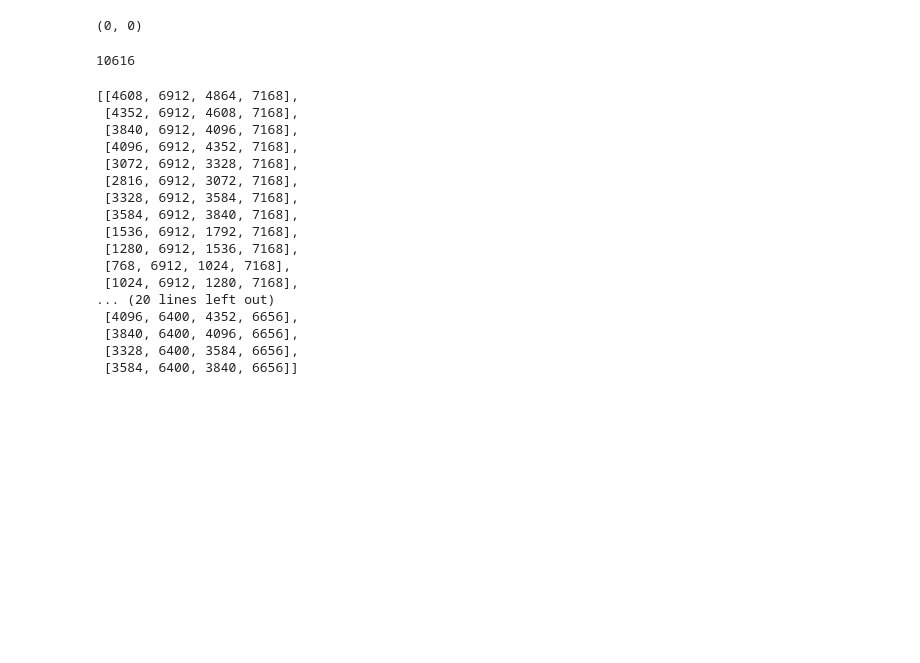
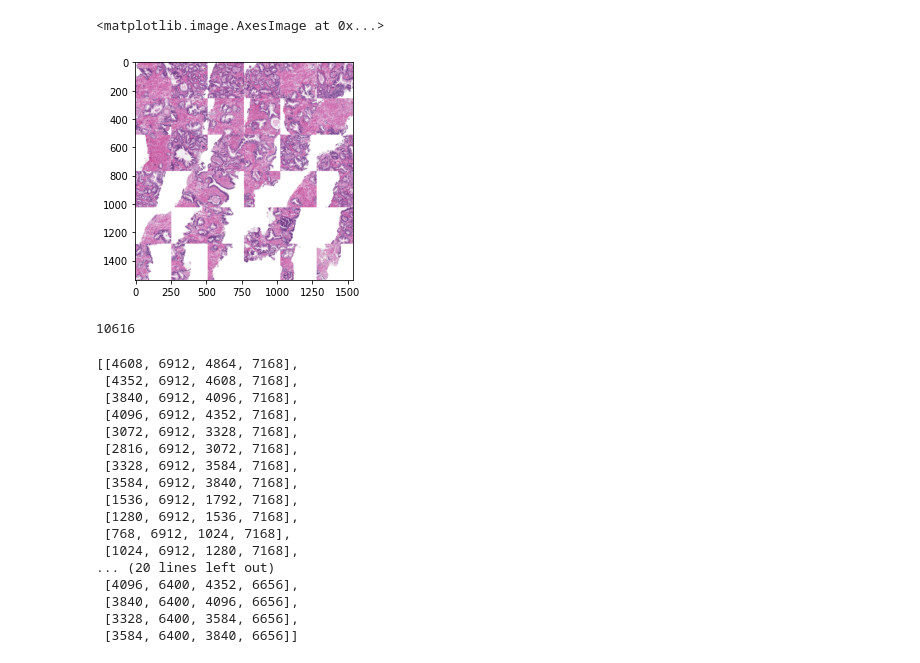
Before and after one commit to Dipet/kaggle_panda, a Jupyter notebook: notebooks/comute_tiles_256_36.ipynb, the cells around one changed output. Drawn from its saved outputs; the diff is of its cells as text; code cells hidden in the pictures; blank space fills up the shorter version.

Commit message:
fix tiles

```diff
--- a/notebooks/comute_tiles_256_36.ipynb
+++ b/notebooks/comute_tiles_256_36.ipynb
@@ -167,3 +173,12 @@ images = list(data_dir.glob("*.tiff"))
+# %%
+img = MultiImage(str(images[0]))[1]
+# plt.imshow(img)
+plt.imshow(get_tile(img, result[images[0].name.replace(".tiff", "")]))
+# plt.imshow(get_tile(img, tile(img)[1]))
+# plt.imshow(get_tile(img, tile_hsv_boxes(img, sz, n)))
+# %% [output]
+<matplotlib.image.AxesImage at 0x...>
+[figure, added]
 # %%
 idx = 3000
 sz = 256
@@ -201,7 +214,3 @@ for path in tqdm(images):
     path = path.name.replace(".tiff", "")
     box = tile_hsv_boxes(img, sz, n)
     result[path] = box
-# %%
-len(result_paths), len(result_boxes)
-# %% [output]
-(0, 0)
```
Also changed, not shown: parts of 6 cells of this notebook, 2 other files.
